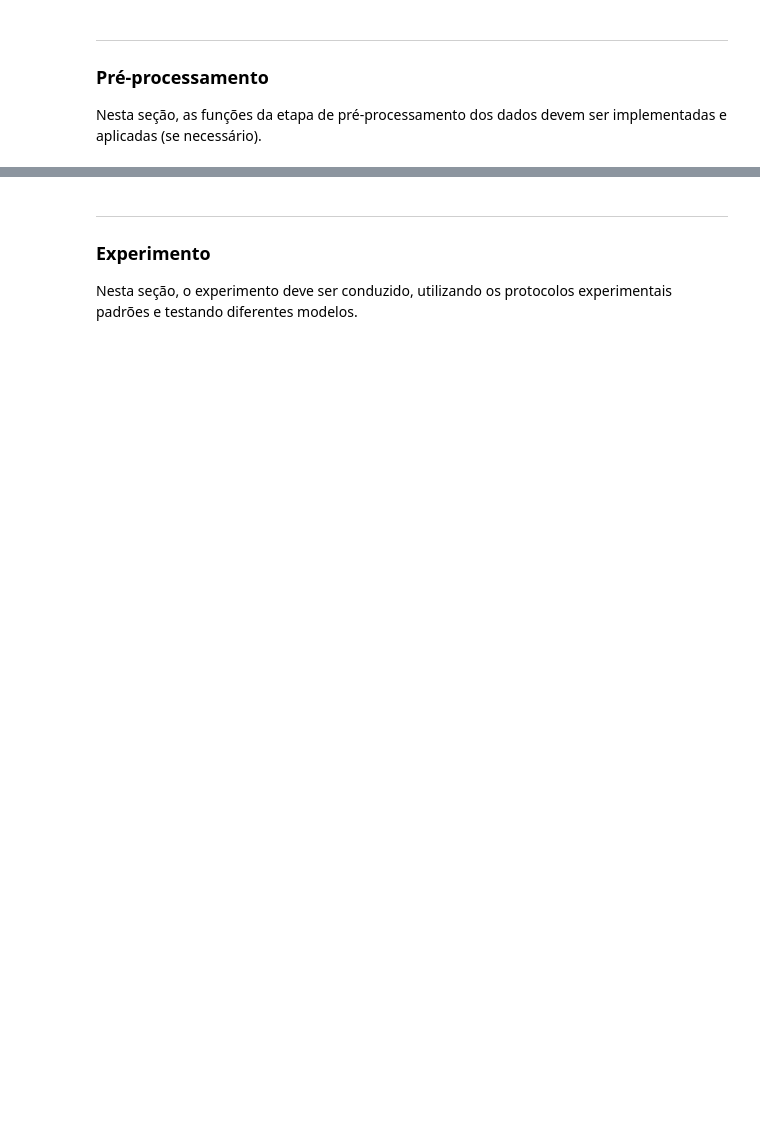
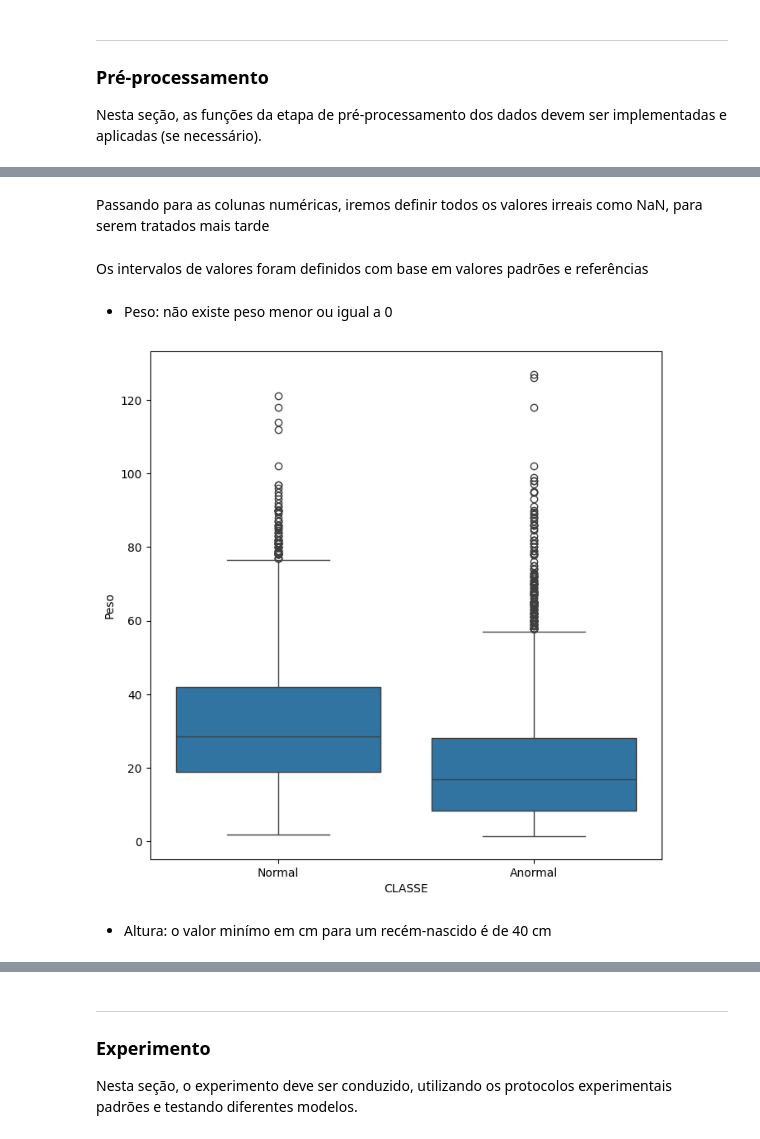
Before and after one commit to guisantoxxx/trabalho-AM, a Jupyter notebook: main.ipynb, the cells around one changed output, grey strips where cells are left out. Drawn from its saved outputs; the diff is of its cells as text; code cells hidden in the pictures; blank space fills up the shorter version.

```diff
--- a/main.ipynb
+++ b/main.ipynb
@@ -314,4 +348,0 @@ Removendo valores de PA Diastolica irreais
-# %%
-pa_diastolica_irreal = train_data[train_data["PA DIASTOLICA"] < 30]
-
-train_data = train_data.drop(pa_diastolica_irreal.index)
@@ -320,4 +348,0 @@ Removendo valores de frequência cardíaca irreais
-# %%
-fc_irreal = train_data[(train_data["FC"] > 250) | (train_data["FC"] < 30)]
-
-train_data = train_data.drop(fc_irreal.index)
@@ -331,2 +348,0 @@ outliners = identifica_outliners(train_data, colunas_numericas)
-# %%
-train_data = train_data.drop(outliners[outliners].index)
@@ -347,0 +349,14 @@ for coluna in colunas_numericas:
+# %% [markdown]
+Passando para as colunas numéricas, iremos definir todos os valores irreais como NaN, para serem tratados mais tarde
+# %% [markdown]
+Os intervalos de valores foram definidos com base em valores padrões e referências
+# %% [markdown]
+* Peso: não existe peso menor ou igual a 0
+# %%
+train_data.loc[train_data["Peso"] <= 0, "Peso"] = np.nan
+# %%
+plotar_boxplot(train_data, 'Peso', 'CLASSE')
+# %% [output]
+[figure, added]
+# %% [markdown]
+* Altura: o valor minímo em cm para um recém-nascido é de 40 cm
```
Also changed, not shown: parts of 373 cells of this notebook, 28 other files.
